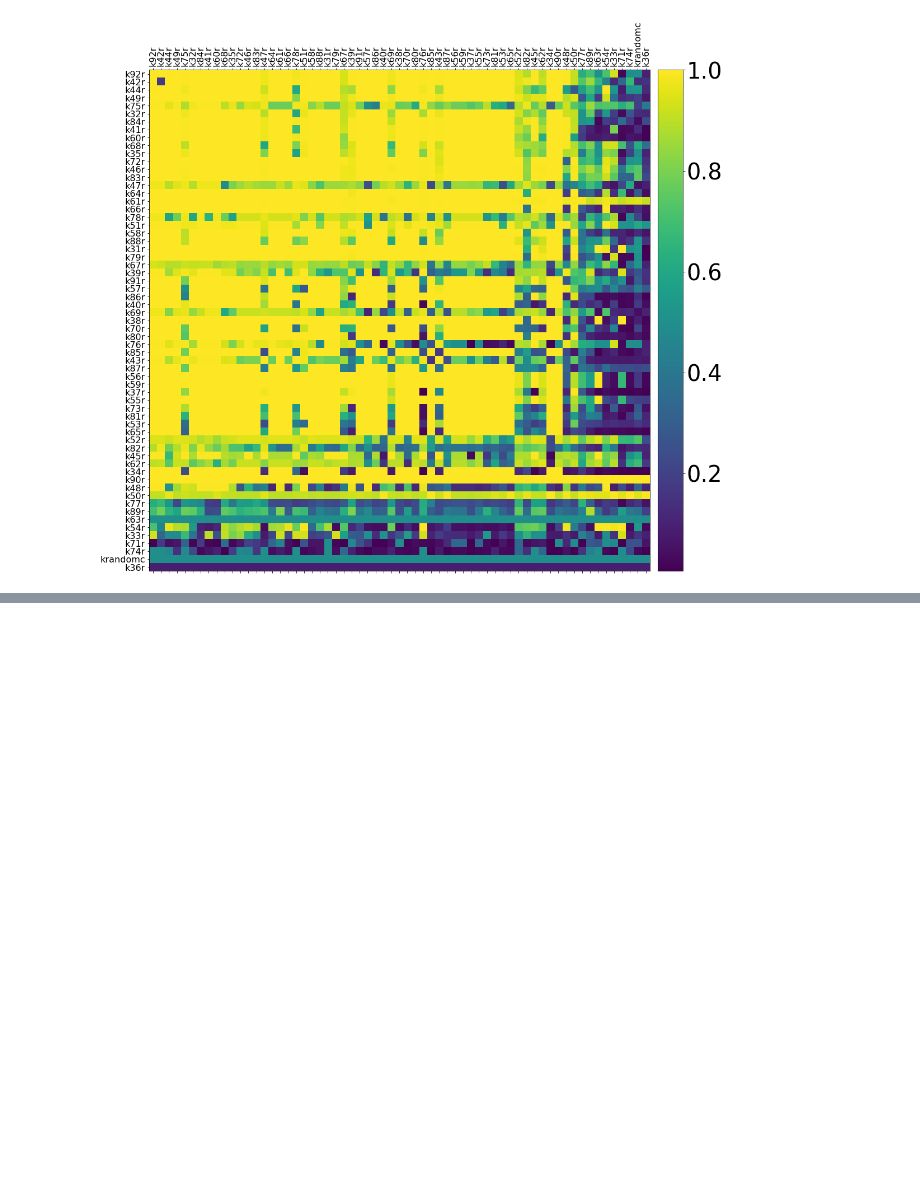
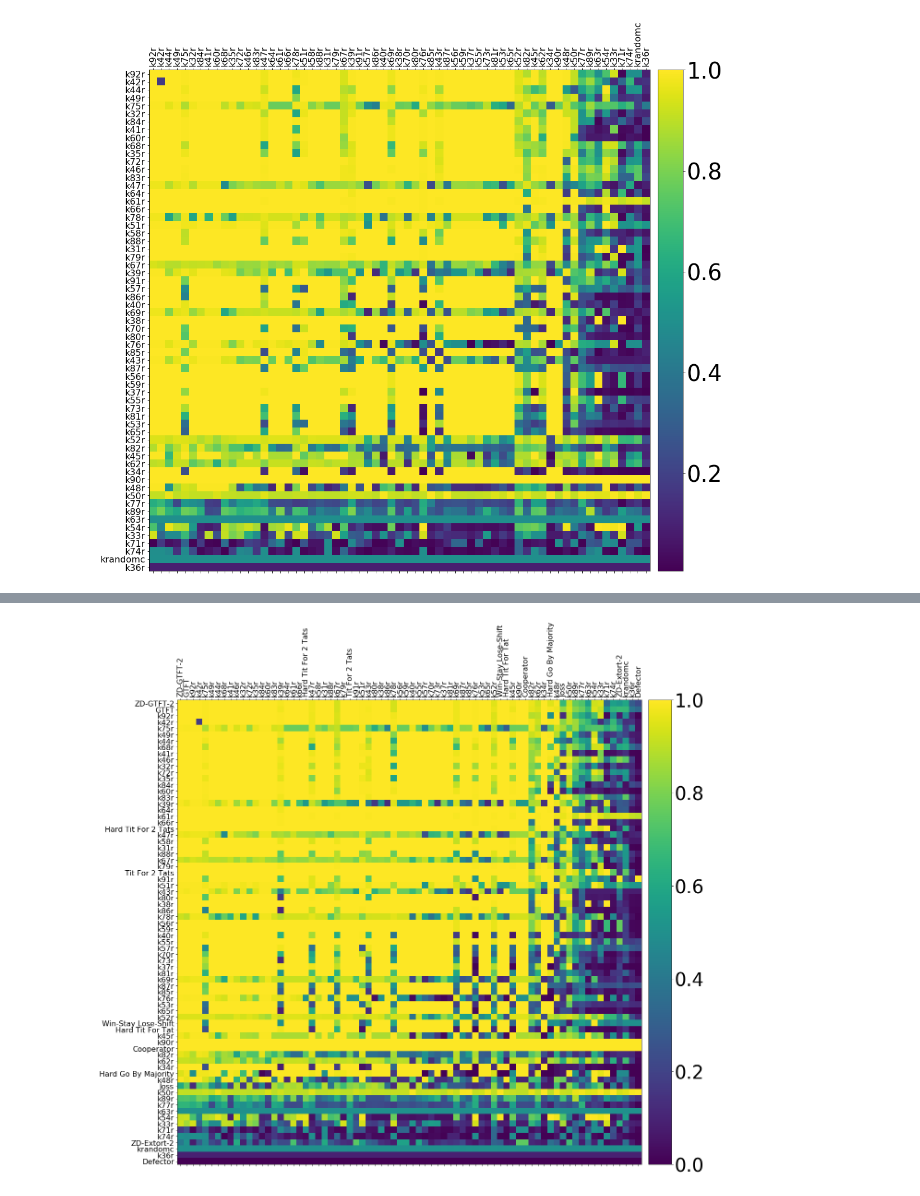
Before and after one commit to Axelrod-Python/revisiting-axelrod-second, a Jupyter notebook: src/main.ipynb, the cells around one changed output, grey strips where cells are left out. Saved outputs shown, nothing was run; the diff lists cells and outputs as text; code cells hidden in the pictures; blank space fills up the shorter version.

```diff
--- a/src/main.ipynb
+++ b/src/main.ipynb
@@ -455,0 +551,5 @@ matrix_heatmap(cooperation_rates[cooperation_rates.index], cooperation_rates.ind
+# %%
+matrix_heatmap(sp_cooperation_rates[sp_cooperation_rates.index], sp_cooperation_rates.index,
+               "../assets/sp_tournament_cooperation_rates.pdf")
+# %% [output]
+[figure, added]
```
Also changed, not shown: parts of 17 cells of this notebook, 14 other files.
